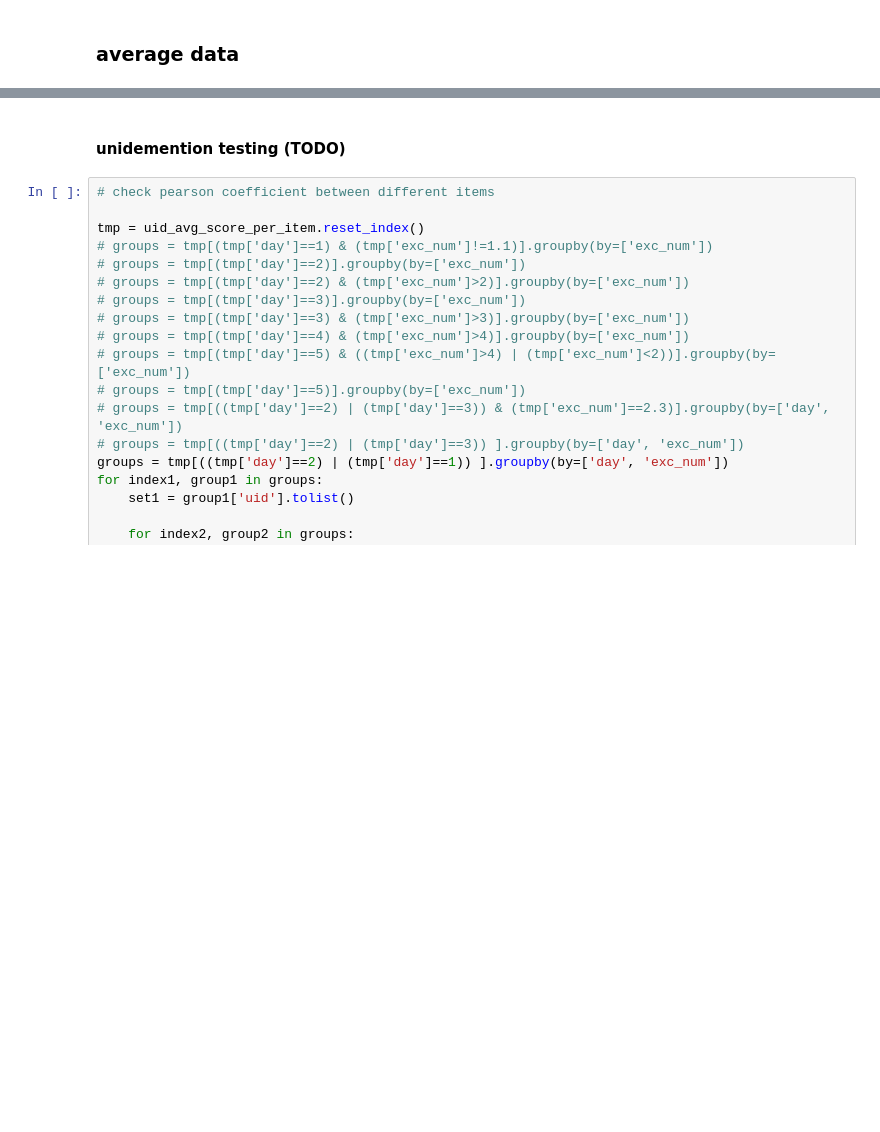
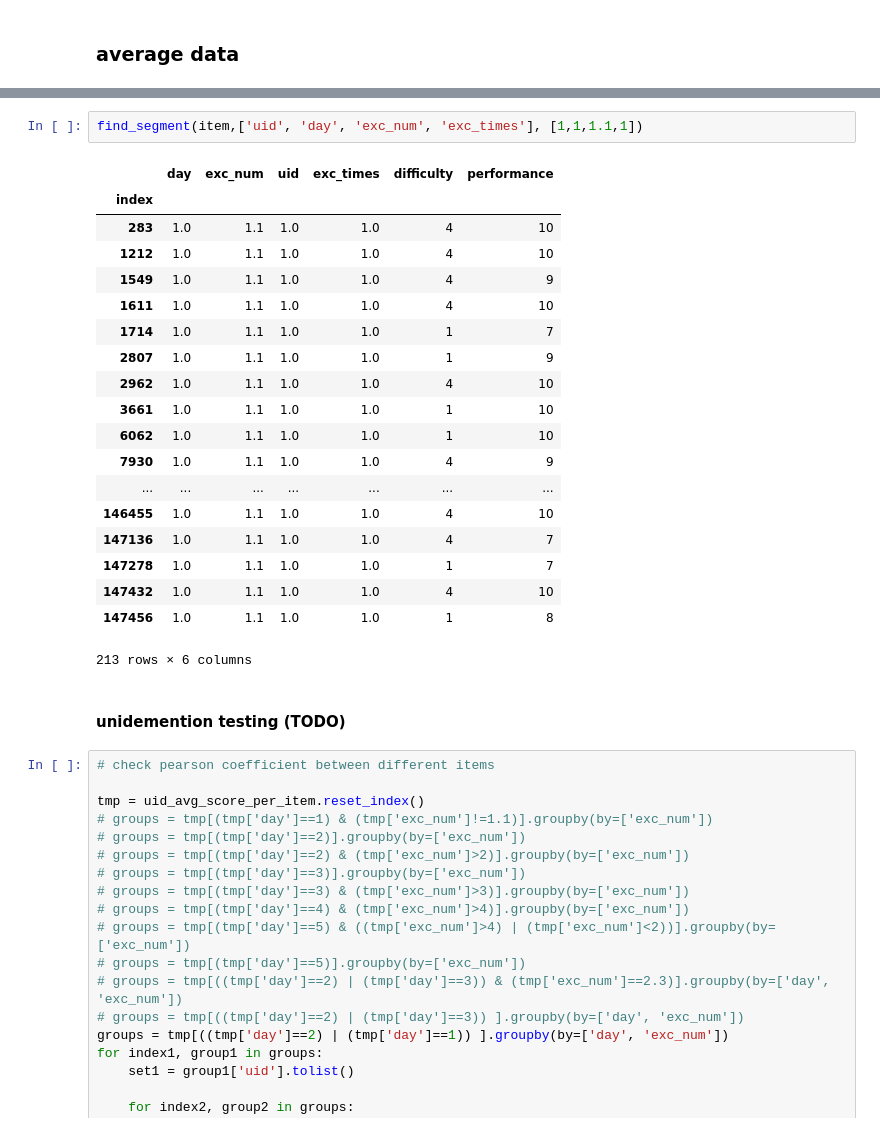
Before and after one commit to wangziling100/Heika, a Jupyter notebook: script/unidemention_test_2_2.ipynb, the cells around one changed output, grey strips where cells are left out. Drawn from its saved outputs; the diff is of its cells as text; blank space fills up the shorter version.

```diff
--- a/script/unidemention_test_2_2.ipynb
+++ b/script/unidemention_test_2_2.ipynb
@@ -236,3 +268,25 @@ item.to_csv('../data/step2_expected_performance.csv', index=False)
+# %%
+find_segment(item,['uid', 'day', 'exc_num', 'exc_times'], [1,1,1.1,1])
+# %% [output]
+|  | day | exc_num | uid | exc_times | difficulty | performance |
+| index |  |  |  |  |  |  |
+| 283 | 1.0 | 1.1 | 1.0 | 1.0 | 4 | 10 |
+| 1212 | 1.0 | 1.1 | 1.0 | 1.0 | 4 | 10 |
+| 1549 | 1.0 | 1.1 | 1.0 | 1.0 | 4 | 9 |
+| 1611 | 1.0 | 1.1 | 1.0 | 1.0 | 4 | 10 |
+| 1714 | 1.0 | 1.1 | 1.0 | 1.0 | 1 | 7 |
+| 2807 | 1.0 | 1.1 | 1.0 | 1.0 | 1 | 9 |
+| 2962 | 1.0 | 1.1 | 1.0 | 1.0 | 4 | 10 |
+| 3661 | 1.0 | 1.1 | 1.0 | 1.0 | 1 | 10 |
+| 6062 | 1.0 | 1.1 | 1.0 | 1.0 | 1 | 10 |
+| 7930 | 1.0 | 1.1 | 1.0 | 1.0 | 4 | 9 |
+| ... | ... | ... | ... | ... | ... | ... |
+| 146455 | 1.0 | 1.1 | 1.0 | 1.0 | 4 | 10 |
+| 147136 | 1.0 | 1.1 | 1.0 | 1.0 | 4 | 7 |
+| 147278 | 1.0 | 1.1 | 1.0 | 1.0 | 1 | 7 |
+| 147432 | 1.0 | 1.1 | 1.0 | 1.0 | 4 | 10 |
+| 147456 | 1.0 | 1.1 | 1.0 | 1.0 | 1 | 8 |
+213 rows × 6 columns
 # %% [markdown]
 #### unidemention testing (TODO)
 # %%
```
Also changed, not shown: parts of 7 cells of this notebook, 2 other files.
